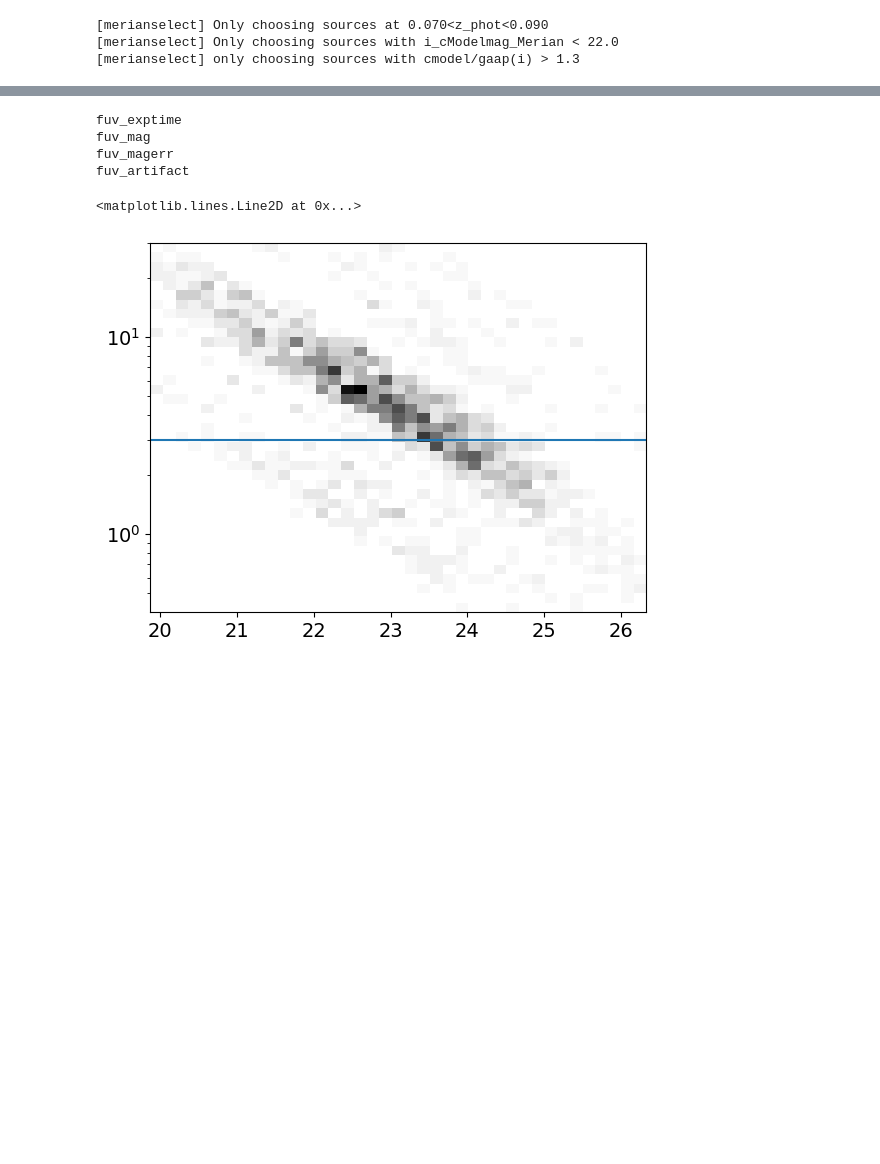
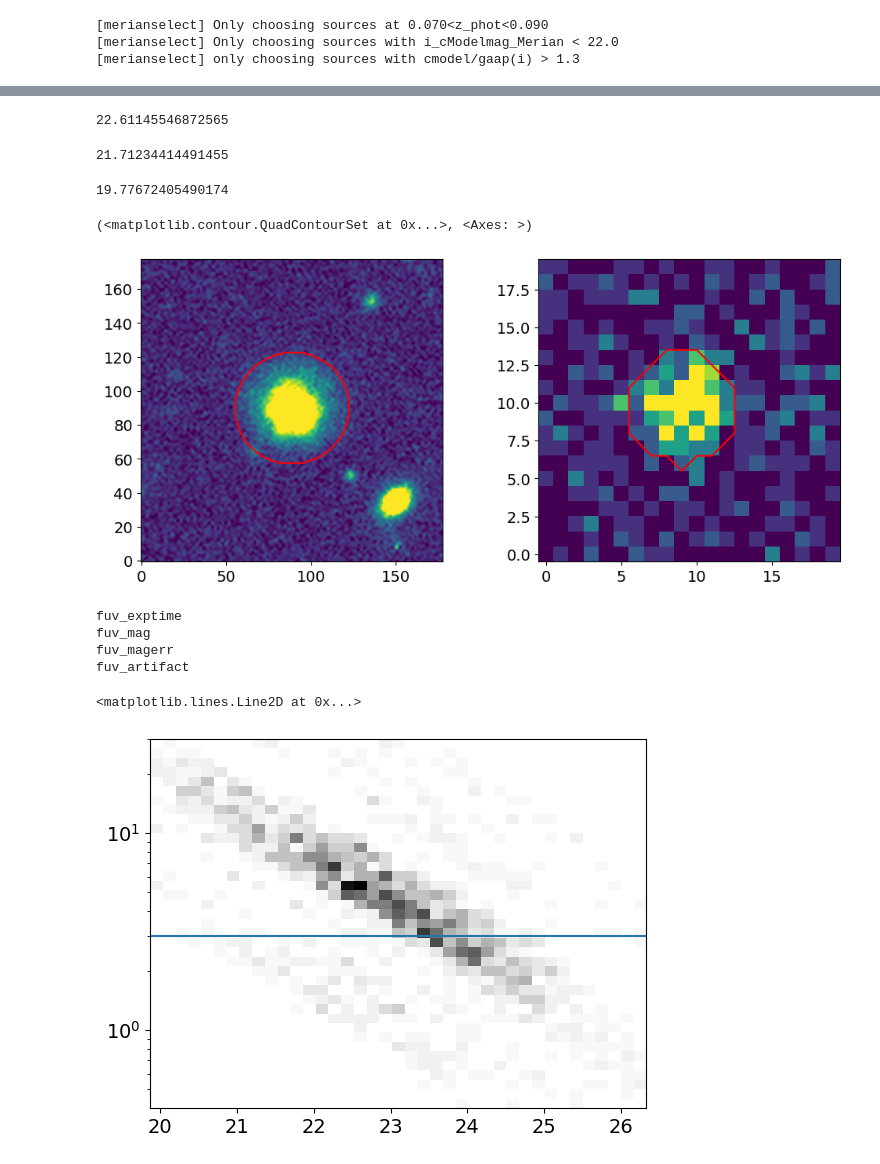
Before and after one commit to ekadofong/agrias, a Jupyter notebook: notebooks/TailoredGALEXPhotometry.ipynb, the cells around one changed output, grey strips where cells are left out. Saved outputs shown, nothing was run; the diff lists cells and outputs as text; code cells hidden in the pictures; blank space fills up the shorter version.

```diff
--- a/notebooks/TailoredGALEXPhotometry.ipynb
+++ b/notebooks/TailoredGALEXPhotometry.ipynb
@@ -29,0 +48,2 @@ mcat = reader.merianselect(merian, av=0.3)
+# %%
+bbmb, gi, emask = do_directgalexphotometry.singleton(mcat.loc['M3406203459966360746'], make_checkplot=True)
@@ -30,3 +60,25 @@ mcat = reader.merianselect(merian, av=0.3)
+# %%
+-2.5*np.log10(photometry.convert_zeropoint(np.sum(gi.fuv_im[0].data[gi.emask]), gi._galex_zpt('NUV'), 8.9)/3631.)
+# %% [output]
+22.61145546872565
+# %%
+-2.5*np.log10(photometry.convert_zeropoint(np.sum(gi.fuv_im[0].data), gi._galex_zpt('NUV'), 8.9)/3631.)
+# %% [output]
+21.71234414491455
+# %%
+-2.5*np.log10(galex_direct.loc['M3037453648289353827', 'flux_fuv']/3631.)
+# %% [output]
+19.77672405490174
+# %%
+fig, axarr = plt.subplots(1,2,figsize=(12,5))
+ek.imshow(bbmb.image['N708'], ax=axarr[0])
+ek.contour(emask, colors='r', ax=axarr[0])
+
+ek.imshow(gi.fuv_im[0].data, ax=axarr[1])
+ek.contour(gi.emask, colors='r', ax=axarr[1])
+# %% [output]
+(<matplotlib.contour.QuadContourSet at 0x...>, <Axes: >)
+[figure, added]
 # %%
 merian_cg, galex_cg = reader.get_meriancrossgalex(mcat)
 # %%
```
Also changed, not shown: parts of 4 cells of this notebook, 3 other files.
